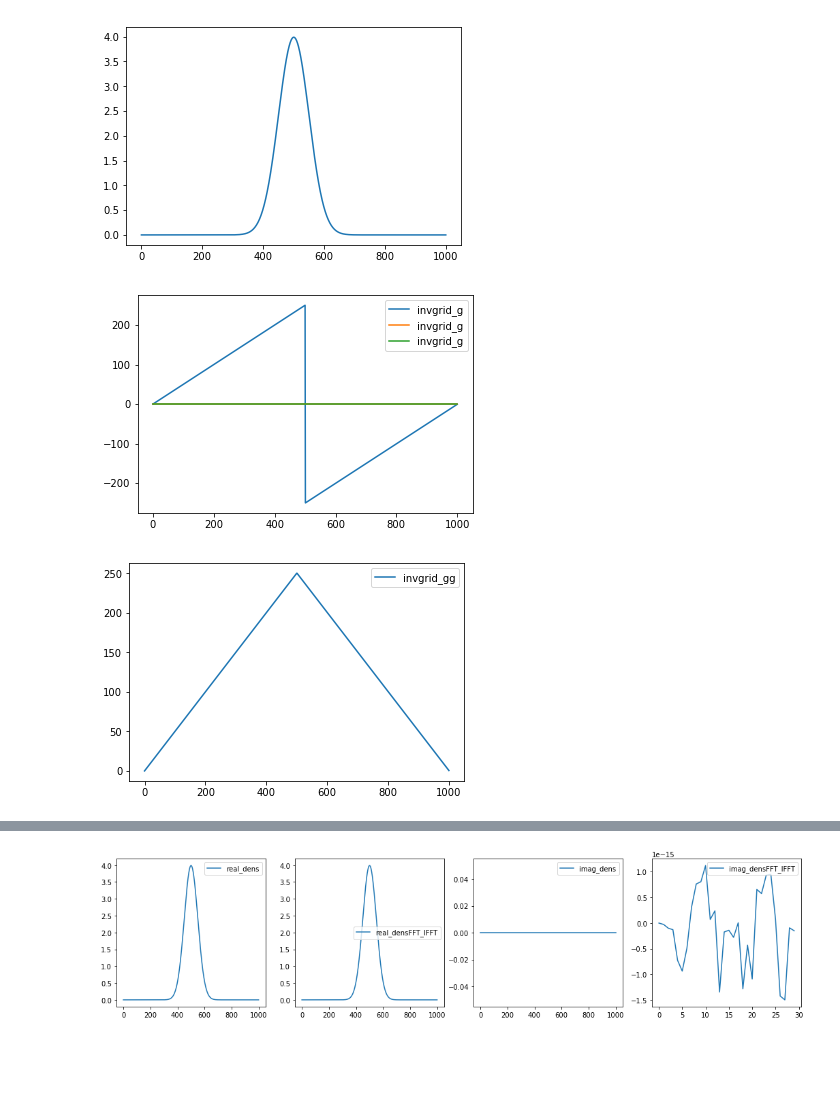
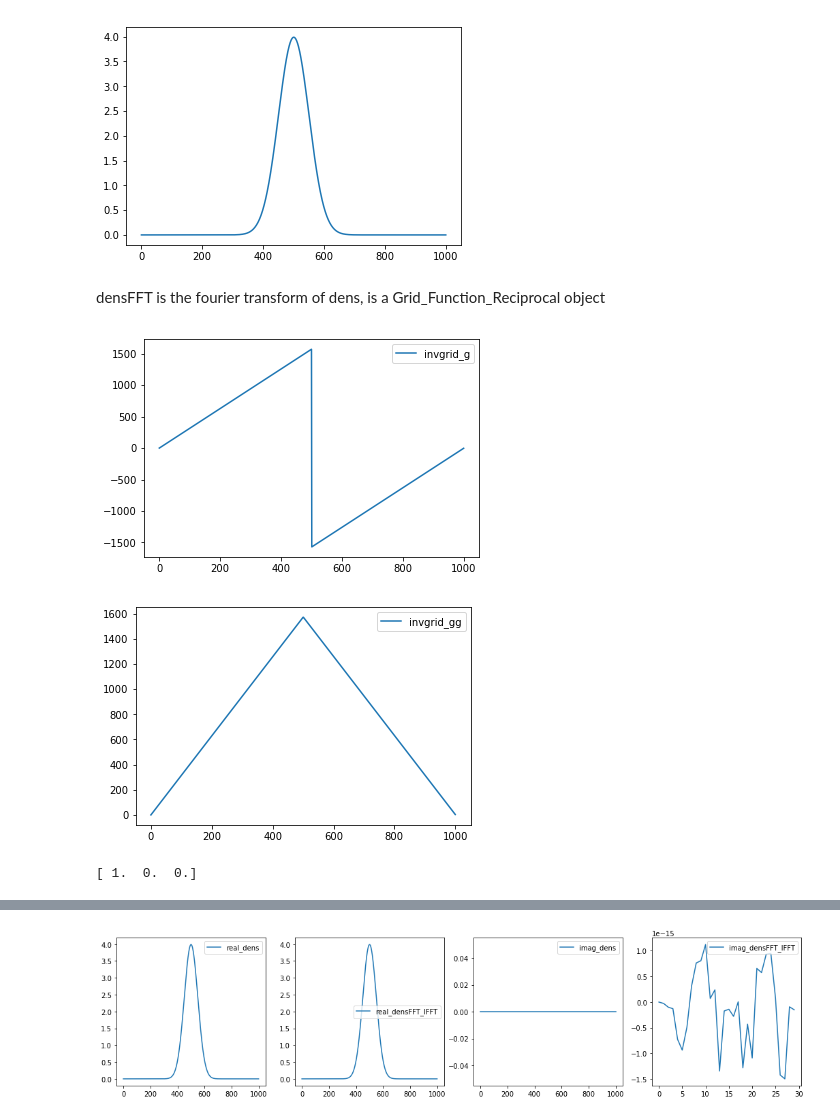
Before and after one commit to alesgenova/pbcpy, a Jupyter notebook: src/Check_fft_ifft.ipynb, the cells around one changed output, grey strips where cells are left out. Drawn from its saved outputs; the diff is of its cells as text; code cells hidden in the pictures; blank space fills up the shorter version.

```diff
--- a/src/Check_fft_ifft.ipynb
+++ b/src/Check_fft_ifft.ipynb
@@ -60,5 +126,5 @@ $f'(\mathbf{\mathbf{x''}}) := 8\pi^3f ( \mathbf{2\pi\mathbf{x''}})$
 # %%
-grid = gs(at, nr,conv_type='')
+grid = gs(at, nr)
 gf_func = gf(grid)
 gf_func.ndim
 # %% [output]
@@ -96,15 +156,22 @@ plt.plot(dens.values[:,0,0])
 plt.show()
 # %% [output]
 [figure]
+# %% [markdown]
+densFFT is the fourier transform of dens, is a Grid_Function_Reciprocal object
 # %%
 densFFT = dens.fft()
 # %%
-plt.plot(invgrid_g[:,0,0],label='invgrid_g')
+plt.plot(invgrid_g[:,0,0,0],label='invgrid_g')
 plt.legend()
 plt.show()
 plt.plot(invgrid_gg[:,0,0],label='invgrid_gg')
 plt.legend()
 plt.show()
 # %% [output]
-[figure, old version]
+[figure, new version]
-[figure, old version]
+[figure, new version]
+# %%
+center = grid.grid.crystal_coord_array([0.5,0.,0.]).to_cart()
+print(center)
+# %% [output]
+[ 1.  0.  0.]
```
Also changed, not shown: parts of 26 cells of this notebook, 3 other files.
